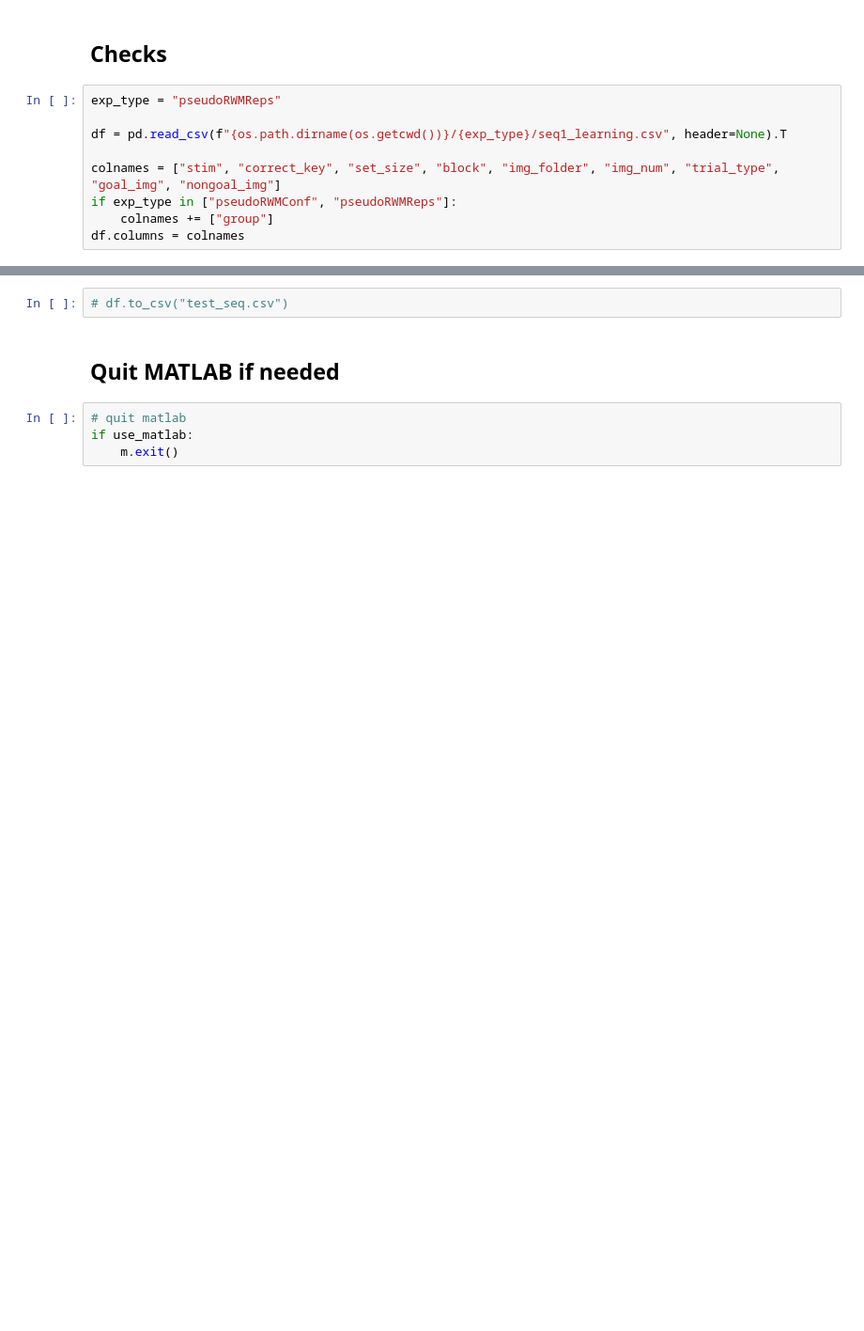
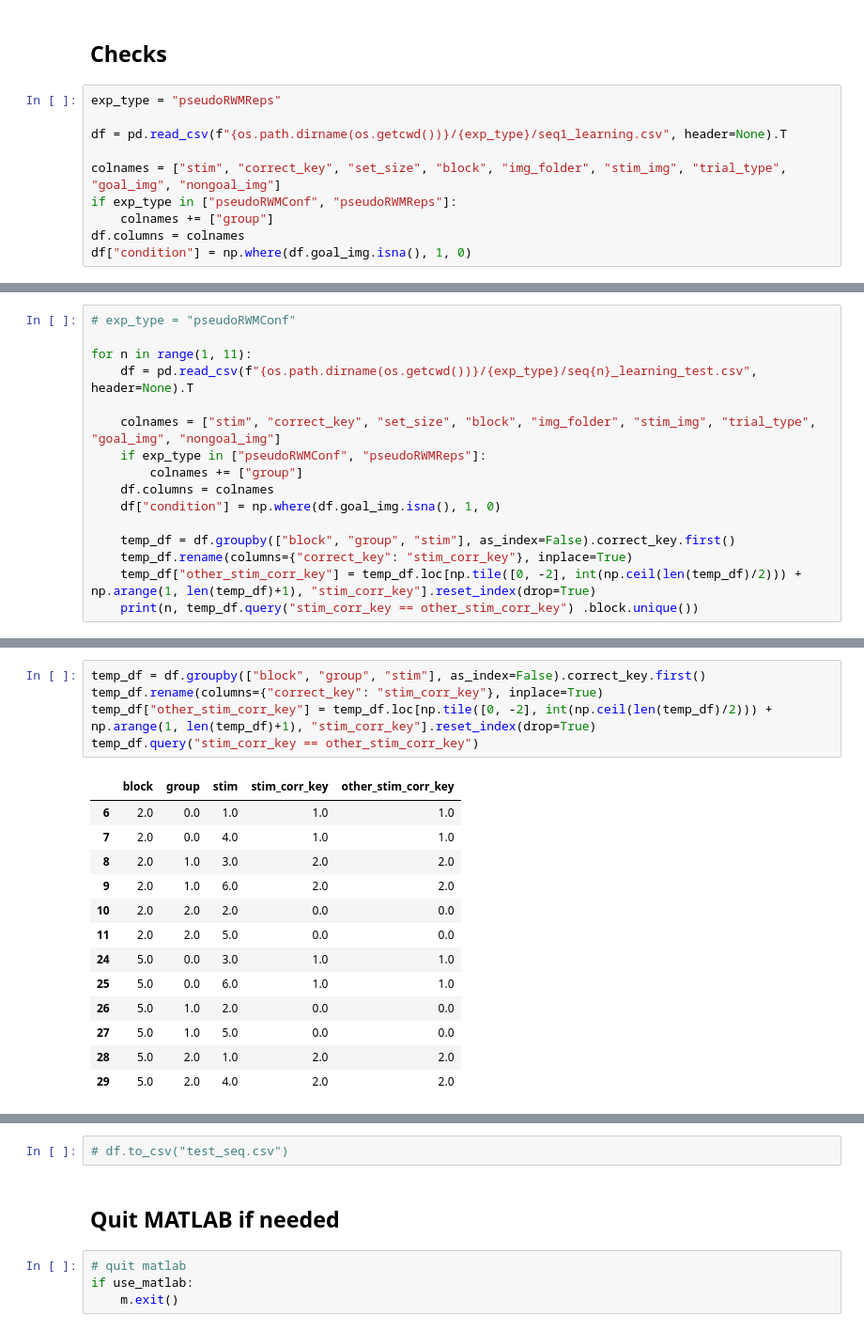
Before and after one commit to gaiamolinaro/sequences, a Jupyter notebook: pseudoRWM/tools/make_seqs.ipynb, the cells around one changed output, grey strips where cells are left out. Shown: that part at 94% size. Saved outputs shown, nothing was run; the diff lists cells and outputs as text; blank space fills up the shorter version.

Commit message:
ensuring groups have different correct keys

```diff
--- a/pseudoRWM/tools/make_seqs.ipynb
+++ b/pseudoRWM/tools/make_seqs.ipynb
@@ -327,9 +331,10 @@ exp_type = "pseudoRWMReps"
 
 df = pd.read_csv(f"{os.path.dirname(os.getcwd())}/{exp_type}/seq1_learning.csv", header=None).T
 
-colnames = ["stim", "correct_key", "set_size", "block", "img_folder", "img_num", "trial_type", "goal_img", "nongoal_img"]
+colnames = ["stim", "correct_key", "set_size", "block", "img_folder", "stim_img", "trial_type", "goal_img", "nongoal_img"]
 if exp_type in ["pseudoRWMConf", "pseudoRWMReps"]:
     colnames += ["group"]
 df.columns = colnames
+df["condition"] = np.where(df.goal_img.isna(), 1, 0)
 # %%
 df.head()
@@ -335,0 +348,16 @@ df.head()
+# %%
+# exp_type = "pseudoRWMConf"
+
+for n in range(1, 11):
+    df = pd.read_csv(f"{os.path.dirname(os.getcwd())}/{exp_type}/seq{n}_learning_test.csv", header=None).T
+
+    colnames = ["stim", "correct_key", "set_size", "block", "img_folder", "stim_img", "trial_type", "goal_img", "nongoal_img"]
+    if exp_type in ["pseudoRWMConf", "pseudoRWMReps"]:
+        colnames += ["group"]
+    df.columns = colnames
+    df["condition"] = np.where(df.goal_img.isna(), 1, 0)
+
+    temp_df = df.groupby(["block", "group", "stim"], as_index=False).correct_key.first()
+    temp_df.rename(columns={"correct_key": "stim_corr_key"}, inplace=True)
+    temp_df["other_stim_corr_key"] = temp_df.loc[np.tile([0, -2], int(np.ceil(len(temp_df)/2))) + np.arange(1, len(temp_df)+1), "stim_corr_key"].reset_index(drop=True)
+    print(n, temp_df.query("stim_corr_key == other_stim_corr_key") .block.unique())
@@ -335,0 +375,19 @@ df.head()
+# %%
+temp_df = df.groupby(["block", "group", "stim"], as_index=False).correct_key.first()
+temp_df.rename(columns={"correct_key": "stim_corr_key"}, inplace=True)
+temp_df["other_stim_corr_key"] = temp_df.loc[np.tile([0, -2], int(np.ceil(len(temp_df)/2))) + np.arange(1, len(temp_df)+1), "stim_corr_key"].reset_index(drop=True)
+temp_df.query("stim_corr_key == other_stim_corr_key")
+# %% [output]
+|  | block | group | stim | stim_corr_key | other_stim_corr_key |
+| 6 | 2.0 | 0.0 | 1.0 | 1.0 | 1.0 |
+| 7 | 2.0 | 0.0 | 4.0 | 1.0 | 1.0 |
+| 8 | 2.0 | 1.0 | 3.0 | 2.0 | 2.0 |
+| 9 | 2.0 | 1.0 | 6.0 | 2.0 | 2.0 |
+| 10 | 2.0 | 2.0 | 2.0 | 0.0 | 0.0 |
+| 11 | 2.0 | 2.0 | 5.0 | 0.0 | 0.0 |
+| 24 | 5.0 | 0.0 | 3.0 | 1.0 | 1.0 |
+| 25 | 5.0 | 0.0 | 6.0 | 1.0 | 1.0 |
+| 26 | 5.0 | 1.0 | 2.0 | 0.0 | 0.0 |
+| 27 | 5.0 | 1.0 | 5.0 | 0.0 | 0.0 |
+| 28 | 5.0 | 2.0 | 1.0 | 2.0 | 2.0 |
+| 29 | 5.0 | 2.0 | 4.0 | 2.0 | 2.0 |
```
Also changed, not shown: parts of 14 cells of this notebook, 20 other files.
